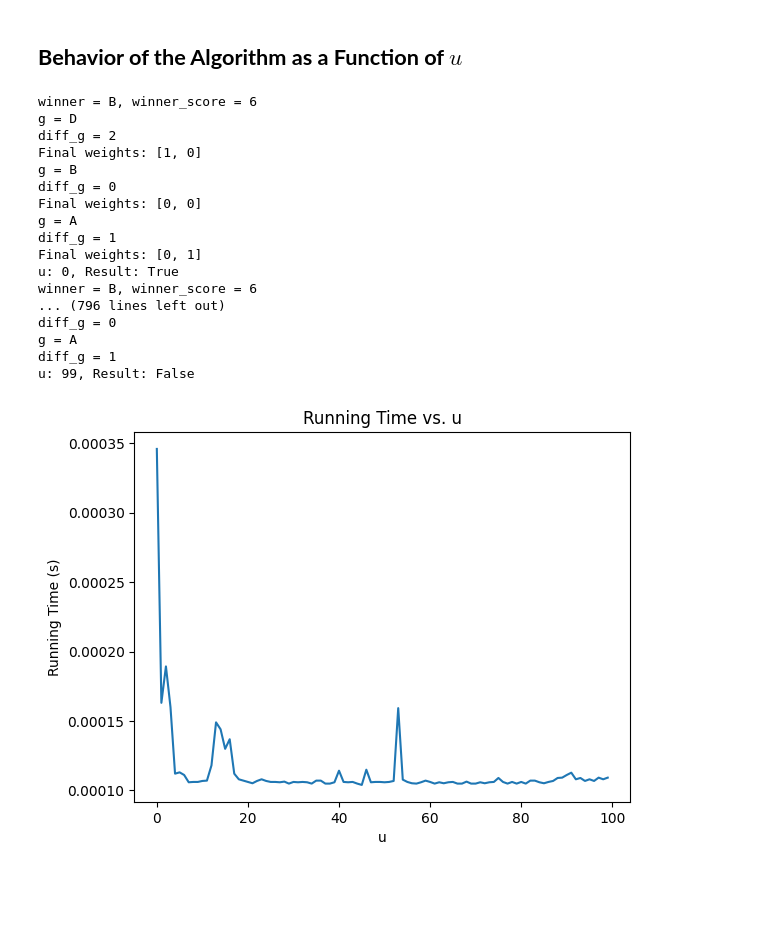
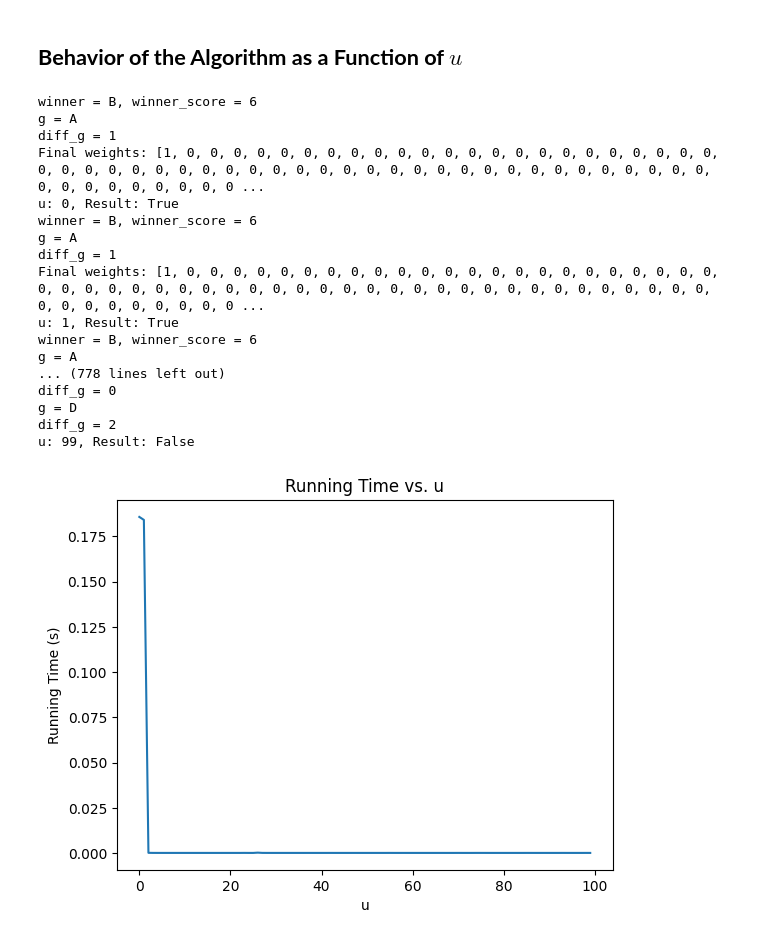
Before and after one commit to jonkouch/social_choice_project, a Jupyter notebook: code/alg_3.ipynb, the cells around one changed output. Cells and saved outputs as stored; diff of their text form; code cells hidden in the pictures; blank space fills up the shorter version.

```diff
--- a/code/alg_3.ipynb
+++ b/code/alg_3.ipynb
@@ -118,7 +111,7 @@ def algorithm_2(candidates, p, scores, weights, alpha, return_scores=False):
         scores[p] += weights[j] * alpha[0]
 
         # vote for the rest of the candidates in the reverse order of their current scores
-        for i, c in enumerate(sorted(contendors, key=lambda c: (scores[c]))):
+        for i, c in enumerate(sorted(contendors, key=lambda c: scores[c])):
             if c == p:
                 continue
             scores[c] += weights[j] * alpha[i + 1]
@@ -301,7 +293,7 @@ def reduce_weights_and_entries(ws: list, wt: list, profile: Profile) -> tuple:
 
     return ws, wt, profile
 # %%
-def algorithm_3(candidates, p, profile, ws, wt, u, gcd: bool = False):
+def algorithm_3(candidates, p, profile, ws, wt, u, gcd: bool = False, return_x: bool = False):
     """
     Algorithm 3 from the paper - Return if a P.W.R manipulation exists under the explained conditions.
     Optimized to reduce both weight lists and profile entry counts by their combined GCD.
@@ -314,21 +306,12 @@ def algorithm_3(candidates, p, profile, ws, wt, u, gcd: bool = False):
     :param u: error window parameter
     """
     # Reduce both ws and wt using their combined GCD
-    unweighted_flag = False
     if gcd:
-
-        # If all voter weights are 1 we can still find a smalled instance of the problem
-        if max(wt) == 1:
-            unweighted_flag = True
-            wt = [len(wt)]
         ws, wt, profile = reduce_weights_and_entries(ws, wt, profile)
-
-    if unweighted_flag:
-        num_manipulators = wt[0]
-        wt = [1] * num_manipulators
 
     competitors = [c for c in candidates if c != p]
     n = len(wt)
+    m = len(ws)
     winners, scores = plurality(profile, return_scores=True, with_runoff=True)
     winner, winner_score = winners[0], scores[winners[0]]
     print(f'winner = {winner}, winner_score = {winner_score}')
@@ -336,7 +319,7 @@ def algorithm_3(candidates, p, profile, ws, wt, u, gcd: bool = False):
     if winners[0] == p:
         return True
 
-    for g in ['D', 'B', 'A']:
+    for g in competitors:
         print(f'g = {g}')
         new_prof = deepcopy(profile)
         g_score = scores[g]
@@ -376,8 +359,12 @@ def algorithm_3(candidates, p, profile, ws, wt, u, gcd: bool = False):
             else:
                 count_g += entry.count
         if count_p > count_g:
+            if return_x:
+                return True, x
             return True
 
+    if return_x:
+        return False, x
     return False
 # %% [markdown]
 ## **Example**
@@ -383,0 +373,16 @@ def algorithm_3(candidates, p, profile, ws, wt, u, gcd: bool = False):
+# %%
+candidates = [1, 2, 3, 4]
+p = 3
+entries = [
+    ProfileEntry(4, [1, 2, 3, 4]),
+    ProfileEntry(3, [2, 3, 4, 1]),
+    ProfileEntry(2, [3, 4, 1, 2]),
+    ProfileEntry(1, [4, 1, 2, 3])
+]
+profile = Profile(candidates, entries)
+ws = [entry.count for entry in profile.entries]
+wt = [1, 1, 1]
+u = 0
+
+print('Current winner by Plurality with Runoff:', plurality_with_runoff(profile))
+print('Plurality with Runoff manipulation exists:', algorithm_3(candidates, p, profile, ws, wt, u))
@@ -645,45 +643,45 @@ p = 'C'  # The candidate we want to manipulate to win
 
 # Test 2: Manipulation not possible
 entries = [
     ProfileEntry(6, ['B', 'C', 'D', 'A']),
     ProfileEntry(4, ['C', 'D', 'A', 'B']),
     ProfileEntry(5, ['D', 'A', 'B', 'C']),
     ProfileEntry(5, ['A', 'B', 'C', 'D']),
 ]
 profile = Profile(candidates, entries)
 ws = [entry.count for entry in entries]
-wt = [3, 1] # minimal manipulation: two manipulators vote for C, one votes for A
+wt = [1] * 1000 # minimal manipulation: two manipulators vote for C, one votes for A
 
 running_times = []
 
 for u in range(100):
     start = time.time()
     result = algorithm_3(candidates, p, profile, ws, wt, u)
     print("u: {}, Result: {}".format(u, result))
     end = time.time()
     running_times.append(end - start)
 
 plt.plot(range(100), running_times)
 plt.xlabel('u')
 plt.ylabel('Running Time (s)')
 plt.title('Running Time vs. u')
 plt.show()
 # %% [output]
 winner = B, winner_score = 6
+g = A
+diff_g = 1
+Final weights: [1, 0, 0, 0, 0, 0, 0, 0, 0, 0, 0, 0, 0, 0, 0, 0, 0, 0, 0, 0, 0, 0, 0, 0, 0, 0, 0, 0, 0, 0, 0, 0, 0, 0, 0, 0, 0, 0, 0, 0, 0, 0, 0, 0, 0, 0, 0, 0, 0, 0, 0, 0, 0, 0, 0, 0, 0, 0, 0, 0, 0, 0 ...
+u: 0, Result: True
+winner = B, winner_score = 6
+g = A
+diff_g = 1
+Final weights: [1, 0, 0, 0, 0, 0, 0, 0, 0, 0, 0, 0, 0, 0, 0, 0, 0, 0, 0, 0, 0, 0, 0, 0, 0, 0, 0, 0, 0, 0, 0, 0, 0, 0, 0, 0, 0, 0, 0, 0, 0, 0, 0, 0, 0, 0, 0, 0, 0, 0, 0, 0, 0, 0, 0, 0, 0, 0, 0, 0, 0, 0 ...
+u: 1, Result: True
+winner = B, winner_score = 6
+g = A
+... (778 lines left out)
+diff_g = 0
 g = D
 diff_g = 2
-Final weights: [1, 0]
-g = B
-diff_g = 0
-Final weights: [0, 0]
-g = A
-diff_g = 1
-Final weights: [0, 1]
-u: 0, Result: True
-winner = B, winner_score = 6
-... (796 lines left out)
-diff_g = 0
-g = A
-diff_g = 1
 u: 99, Result: False
-[figure, old version]
+[figure, new version]
```
Also changed, not shown: parts of 19 cells of this notebook.
